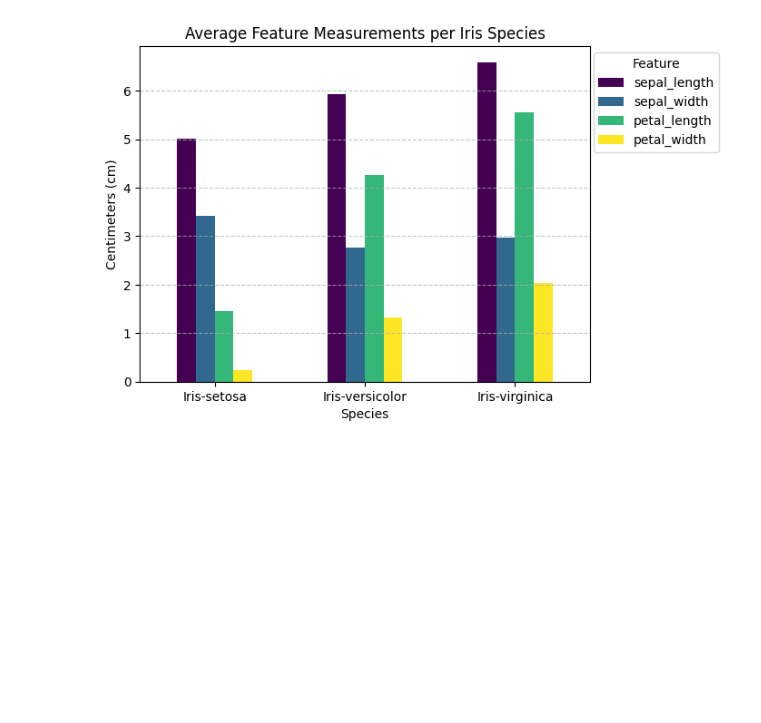
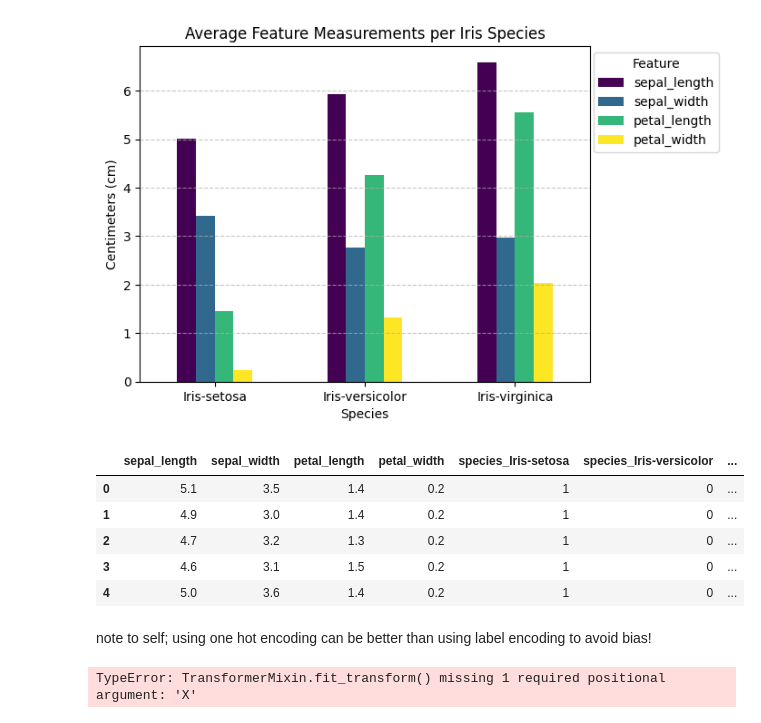
Before and after one commit to eliasangelss/irisflower, a Jupyter notebook: model.ipynb, the cells around one changed output. Cells and saved outputs as stored; diff of their text form; code cells hidden in the pictures; blank space fills up the shorter version.

Commit message:
importing tf, keras, and sklearn + splitting the data

```diff
--- a/model.ipynb
+++ b/model.ipynb
@@ -55,3 +60,29 @@ plt.grid(axis='y', linestyle='--', alpha=0.7)
 # %% [output]
 [figure]
 [figure]
+# %%
+# encoding because the class names aren't numbers :sweat:
+irisData.sample(10)
+irisEncoded = pd.get_dummies(irisData, columns=['species'], dtype=int)
+irisEncoded.head()
+# %% [output]
+|  | sepal_length | sepal_width | petal_length | petal_width | species_Iris-setosa | species_Iris-versicolor | ... |
+| 0 | 5.1 | 3.5 | 1.4 | 0.2 | 1 | 0 | ... |
+| 1 | 4.9 | 3.0 | 1.4 | 0.2 | 1 | 0 | ... |
+| 2 | 4.7 | 3.2 | 1.3 | 0.2 | 1 | 0 | ... |
+| 3 | 4.6 | 3.1 | 1.5 | 0.2 | 1 | 0 | ... |
+| 4 | 5.0 | 3.6 | 1.4 | 0.2 | 1 | 0 | ... |
+# %% [markdown]
+note to self; using one hot encoding can be better than using label encoding to avoid bias!
+# %%
+feature_columns = ['sepal_length', 'sepal_width', 'petal_length', 'petal_width']
+label_columns = ['species_Iris-setosa', 'species_Iris-versicolor', 'species_Iris-virginica']
+x = irisEncoded[feature_columns].values
+y = irisEncoded[label_columns].values
+
+xTrain, xTest, yTrain, yTest = train_test_split(x, y, test_size=0.2, random_state=42) #random state = the shuffling
+scaler = StandardScaler
+xTrain = scaler.fit_transform(xTrain)
+xTest = scaler.transform(xTest)
+# %% [output]
+TypeError: TransformerMixin.fit_transform() missing 1 required positional argument: 'X'
```
Also changed, not shown: parts of 1 cell of this notebook.
